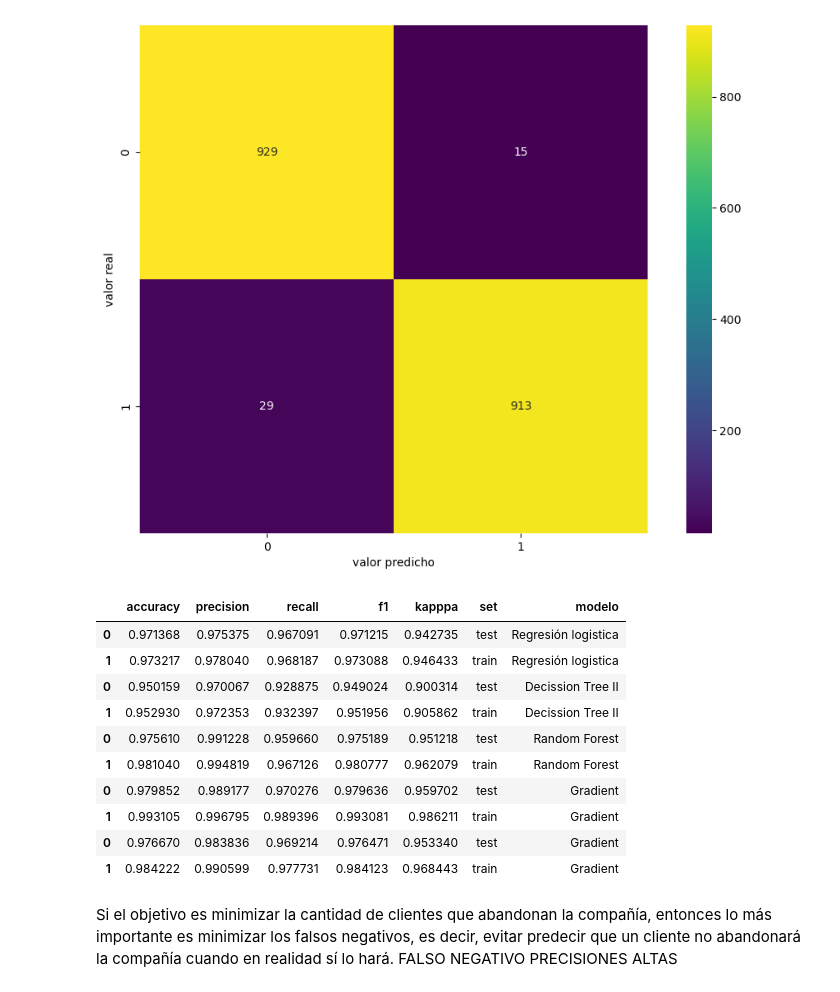
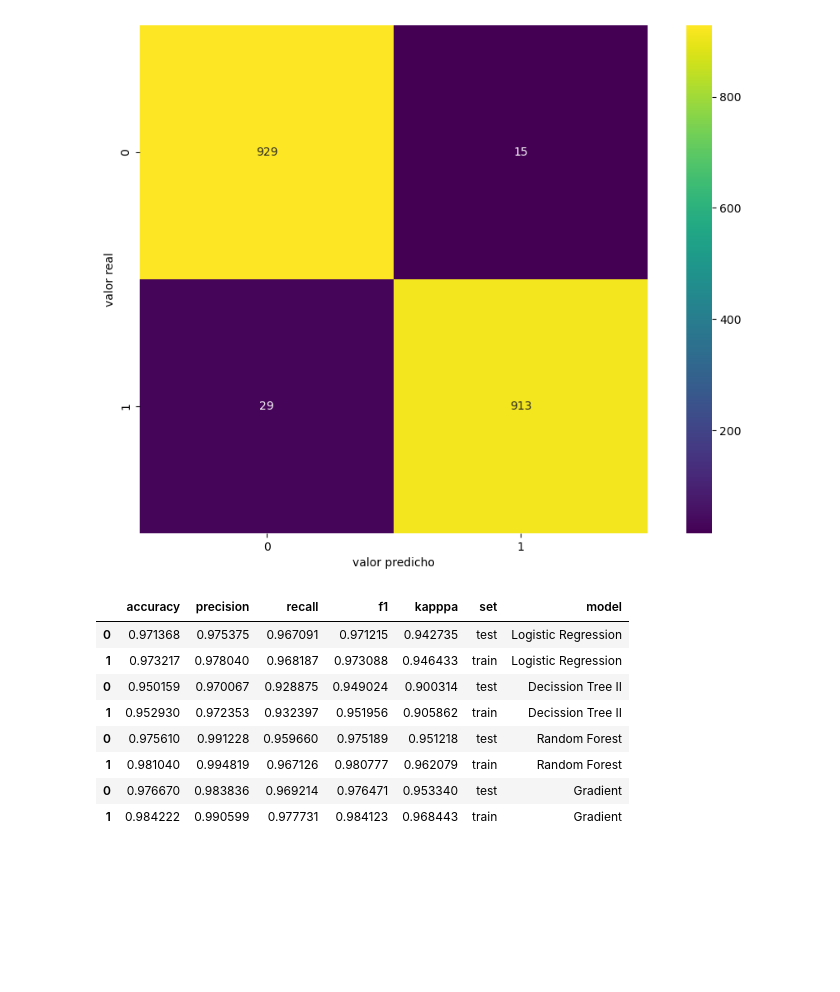
Before and after one commit to luceromendozab/Churn_Project, a Jupyter notebook: notebooks/Model Fit.ipynb, the cells around one changed output. Drawn from its saved outputs; the diff is of its cells as text; code cells hidden in the pictures; blank space fills up the shorter version.

```diff
--- a/notebooks/Ajuste de modelo Variable Respuesta Balanceada.ipynb
+++ b/notebooks/Model Fit.ipynb
@@ -294,0 +235,4 @@ df_all_results
+# %%
+# join the results with those of the previous model
+df_res = pd.concat([results_logistic, results_decission_tree2], axis = 0)
+df_res
@@ -362,6 +312,4 @@ matriz_random
 # %% [output]
 [figure]
 # %%
-results_forest = metricas(y_test, y_pred_clf_test, y_train, y_pred_clf_train, "Random Forest")
-df_all_results = pd.concat([df_all_results, results_forest], axis = 0)
-df_all_results
+results_forestt = metricas(y_test, y_pred_clf_test, y_train, y_pred_clf_train, "Random Forest")
@@ -377,0 +316,4 @@ df_all_results
+# %%
+# join the results with those of the previous model
+df_res = pd.concat([df_res, results_forestt], axis = 0)
+df_res
@@ -428,21 +378,21 @@ matriz_gradient
 # %% [output]
 [figure]
 # %%
-results_gradient = metricas(y_test, y_pred_gb_test, y_train, y_pred_gb_train, "Gradient")
-df_all_results = pd.concat([df_all_results, results_gradient], axis = 0)
-df_all_results
+results_gradientt = metricas(y_test, y_pred_gb_test, y_train, y_pred_gb_train, "Gradient")
-# %% [output]
-|  | accuracy | precision | recall | f1 | kapppa | set | modelo |
-| 0 | 0.971368 | 0.975375 | 0.967091 | 0.971215 | 0.942735 | test | Regresión logistica |
-| 1 | 0.973217 | 0.978040 | 0.968187 | 0.973088 | 0.946433 | train | Regresión logistica |
-| 0 | 0.950159 | 0.970067 | 0.928875 | 0.949024 | 0.900314 | test | Decission Tree II |
-| 1 | 0.952930 | 0.972353 | 0.932397 | 0.951956 | 0.905862 | train | Decission Tree II |
-| 0 | 0.975610 | 0.991228 | 0.959660 | 0.975189 | 0.951218 | test | Random Forest |
-| 1 | 0.981040 | 0.994819 | 0.967126 | 0.980777 | 0.962079 | train | Random Forest |
-| 0 | 0.979852 | 0.989177 | 0.970276 | 0.979636 | 0.959702 | test | Gradient |
-| 1 | 0.993105 | 0.996795 | 0.989396 | 0.993081 | 0.986211 | train | Gradient |
-| 0 | 0.976670 | 0.983836 | 0.969214 | 0.976471 | 0.953340 | test | Gradient |
-| 1 | 0.984222 | 0.990599 | 0.977731 | 0.984123 | 0.968443 | train | Gradient |
+# %%
+# join the results with those of the previous model
+df_res = pd.concat([df_res, results_gradientt], axis = 0)
+df_res
+# %% [output]
+|  | accuracy | precision | recall | f1 | kapppa | set | model |
+| 0 | 0.971368 | 0.975375 | 0.967091 | 0.971215 | 0.942735 | test | Logistic Regression |
+| 1 | 0.973217 | 0.978040 | 0.968187 | 0.973088 | 0.946433 | train | Logistic Regression |
+| 0 | 0.950159 | 0.970067 | 0.928875 | 0.949024 | 0.900314 | test | Decission Tree II |
+| 1 | 0.952930 | 0.972353 | 0.932397 | 0.951956 | 0.905862 | train | Decission Tree II |
+| 0 | 0.975610 | 0.991228 | 0.959660 | 0.975189 | 0.951218 | test | Random Forest |
+| 1 | 0.981040 | 0.994819 | 0.967126 | 0.980777 | 0.962079 | train | Random Forest |
+| 0 | 0.976670 | 0.983836 | 0.969214 | 0.976471 | 0.953340 | test | Gradient |
+| 1 | 0.984222 | 0.990599 | 0.977731 | 0.984123 | 0.968443 | train | Gradient |
 # %%
 import pickle
 # %%
@@ -458,3 +401,0 @@ with open('../data/ML/pkl/gradient_modelo.pkl', 'wb') as modelo:
-# %% [markdown]
-
-Si el objetivo es minimizar la cantidad de clientes que abandonan la compañía, entonces lo más importante es minimizar los falsos negativos, es decir, evitar predecir que un cliente no abandonará la compañía cuando en realidad sí lo hará. FALSO NEGATIVO PRECISIONES ALTAS
```
Also changed, not shown: parts of 39 cells of this notebook, 3 other files.
